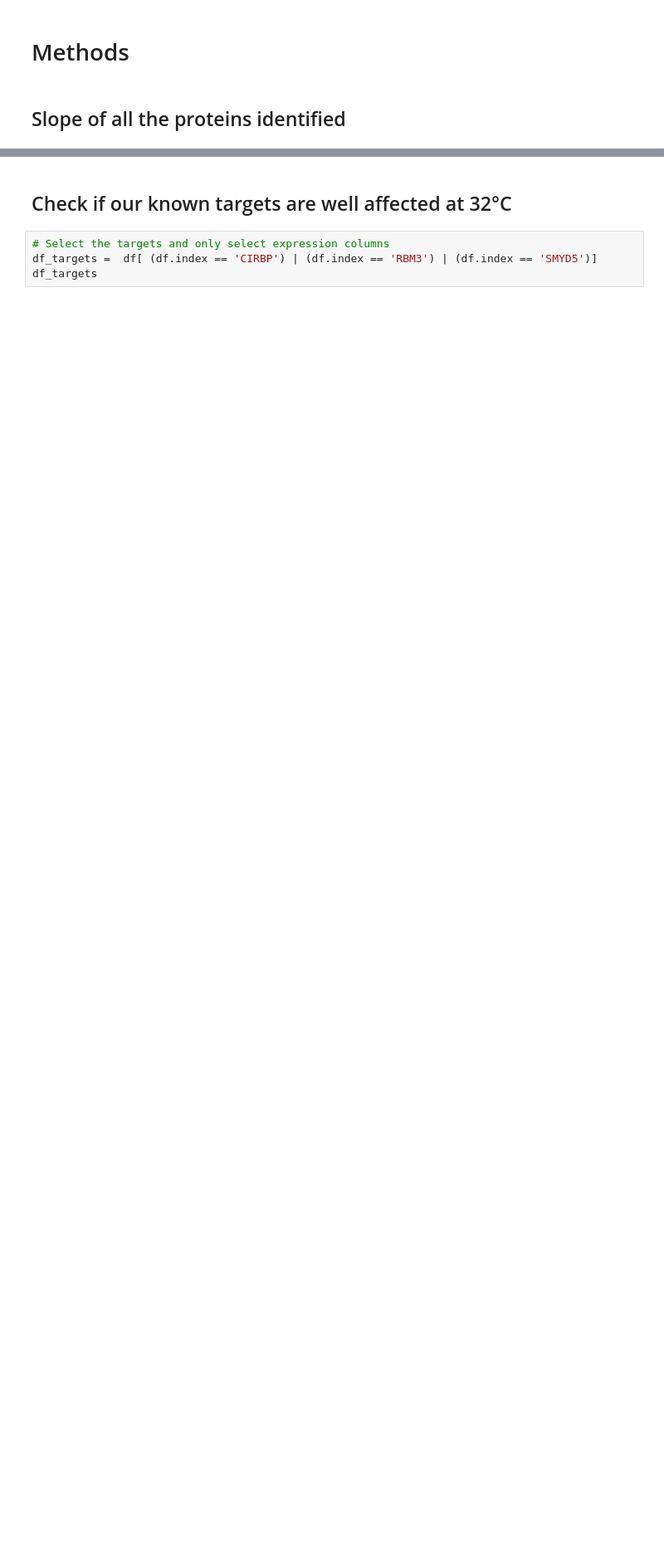
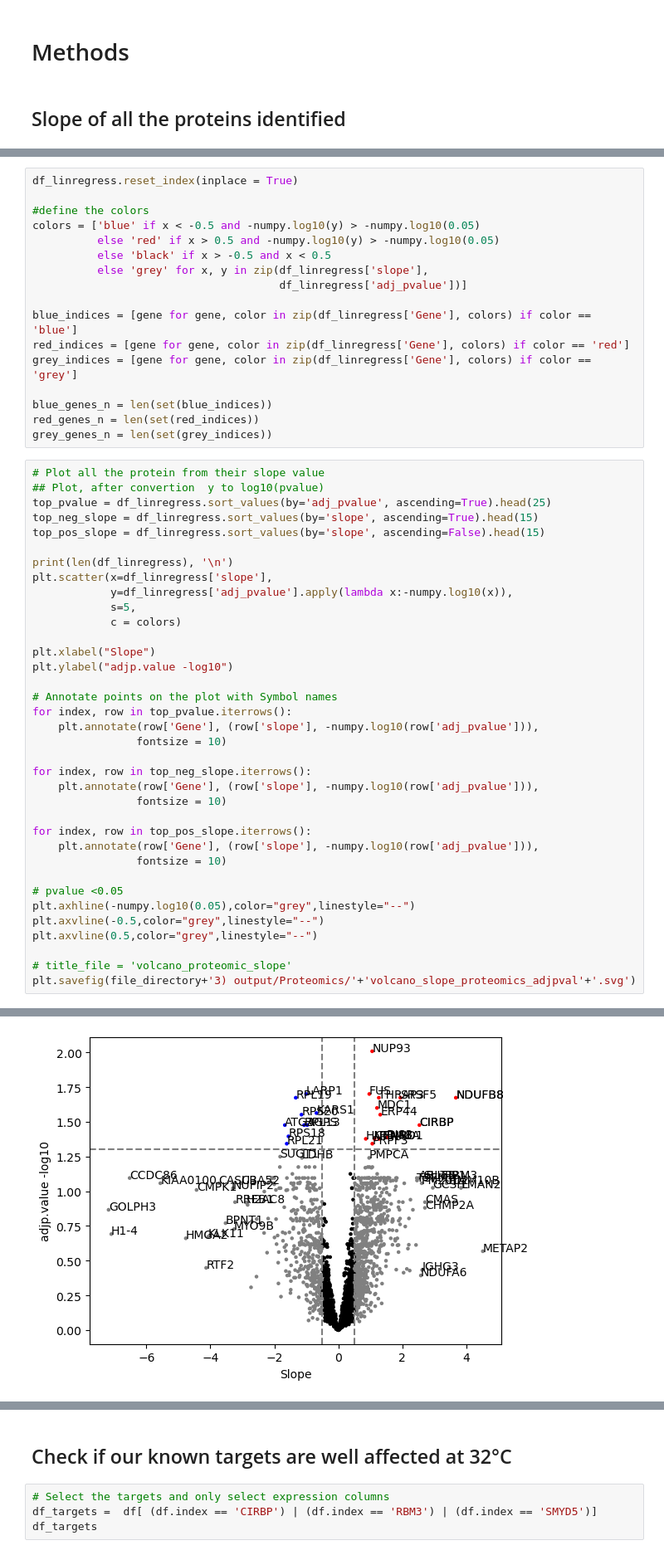
Before and after one commit to Keviosta/Temp_3.2.-.C, a Jupyter notebook: HEK293_Proteomic data.ipynb, the cells around one changed output, grey strips where cells are left out. Shown at 83% size. Saved outputs shown, nothing was run; the diff lists cells and outputs as text; blank space fills up the shorter version.

Commit message:
proteomic

```diff
--- a/HEK293_Proteomic data.ipynb
+++ b/HEK293_Proteomic data.ipynb
@@ -224,0 +206,54 @@ plt.axhline(-numpy.log10(0.05),color="grey",linestyle="--")
+# %%
+df_linregress.reset_index(inplace = True)
+
+#define the colors
+colors = ['blue' if x < -0.5 and -numpy.log10(y) > -numpy.log10(0.05)
+          else 'red' if x > 0.5 and -numpy.log10(y) > -numpy.log10(0.05)
+          else 'black' if x > -0.5 and x < 0.5
+          else 'grey' for x, y in zip(df_linregress['slope'],
+                                      df_linregress['adj_pvalue'])]
+
+blue_indices = [gene for gene, color in zip(df_linregress['Gene'], colors) if color == 'blue']
+red_indices = [gene for gene, color in zip(df_linregress['Gene'], colors) if color == 'red']
+grey_indices = [gene for gene, color in zip(df_linregress['Gene'], colors) if color == 'grey']
+
+blue_genes_n = len(set(blue_indices))
+red_genes_n = len(set(red_indices))
+grey_genes_n = len(set(grey_indices))
+# %%
+# Plot all the protein from their slope value
+## Plot, after convertion  y to log10(pvalue)
+top_pvalue = df_linregress.sort_values(by='adj_pvalue', ascending=True).head(25)
+top_neg_slope = df_linregress.sort_values(by='slope', ascending=True).head(15)
+top_pos_slope = df_linregress.sort_values(by='slope', ascending=False).head(15)
+
+print(len(df_linregress), '\n')
+plt.scatter(x=df_linregress['slope'],
+            y=df_linregress['adj_pvalue'].apply(lambda x:-numpy.log10(x)),
+            s=5,
+            c = colors)
+
+plt.xlabel("Slope")
+plt.ylabel("adjp.value -log10")
+
+# Annotate points on the plot with Symbol names
+for index, row in top_pvalue.iterrows():
+    plt.annotate(row['Gene'], (row['slope'], -numpy.log10(row['adj_pvalue'])),
+                fontsize = 10)
+
+for index, row in top_neg_slope.iterrows():
+    plt.annotate(row['Gene'], (row['slope'], -numpy.log10(row['adj_pvalue'])),
+                fontsize = 10)
+
+for index, row in top_pos_slope.iterrows():
+    plt.annotate(row['Gene'], (row['slope'], -numpy.log10(row['adj_pvalue'])),
+                fontsize = 10)
+
+# pvalue <0.05
+plt.axhline(-numpy.log10(0.05),color="grey",linestyle="--")
+plt.axvline(-0.5,color="grey",linestyle="--")
+plt.axvline(0.5,color="grey",linestyle="--")
+
+# title_file = 'volcano_proteomic_slope'
+plt.savefig(file_directory+'3) output/Proteomics/'+'volcano_slope_proteomics_adjpval'+'.svg')
+# %% [output]
@@ -224,0 +261 @@ plt.axhline(-numpy.log10(0.05),color="grey",linestyle="--")
+[figure, added]
```
Also changed, not shown: parts of 71 cells of this notebook, 1 other file.
